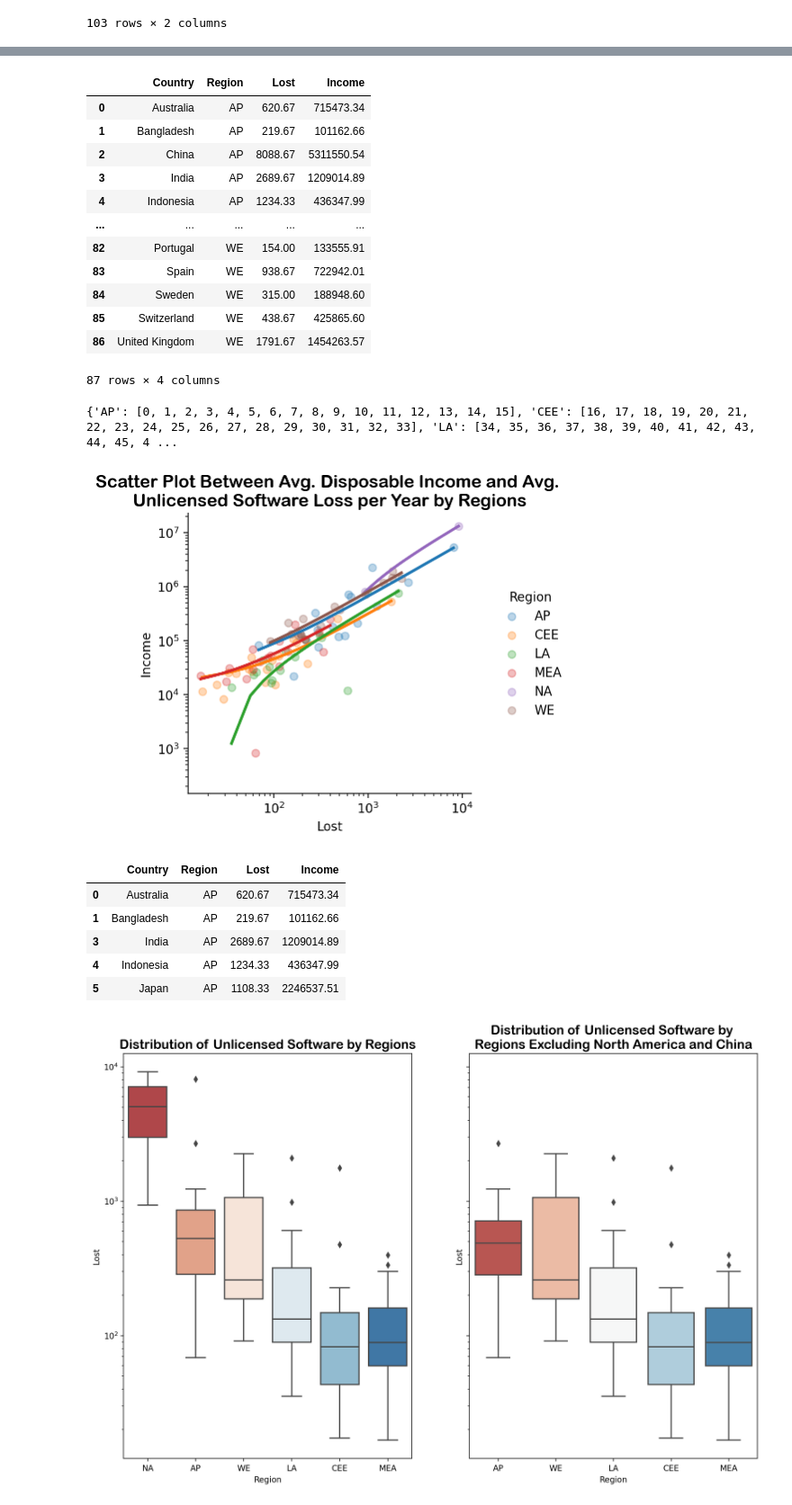
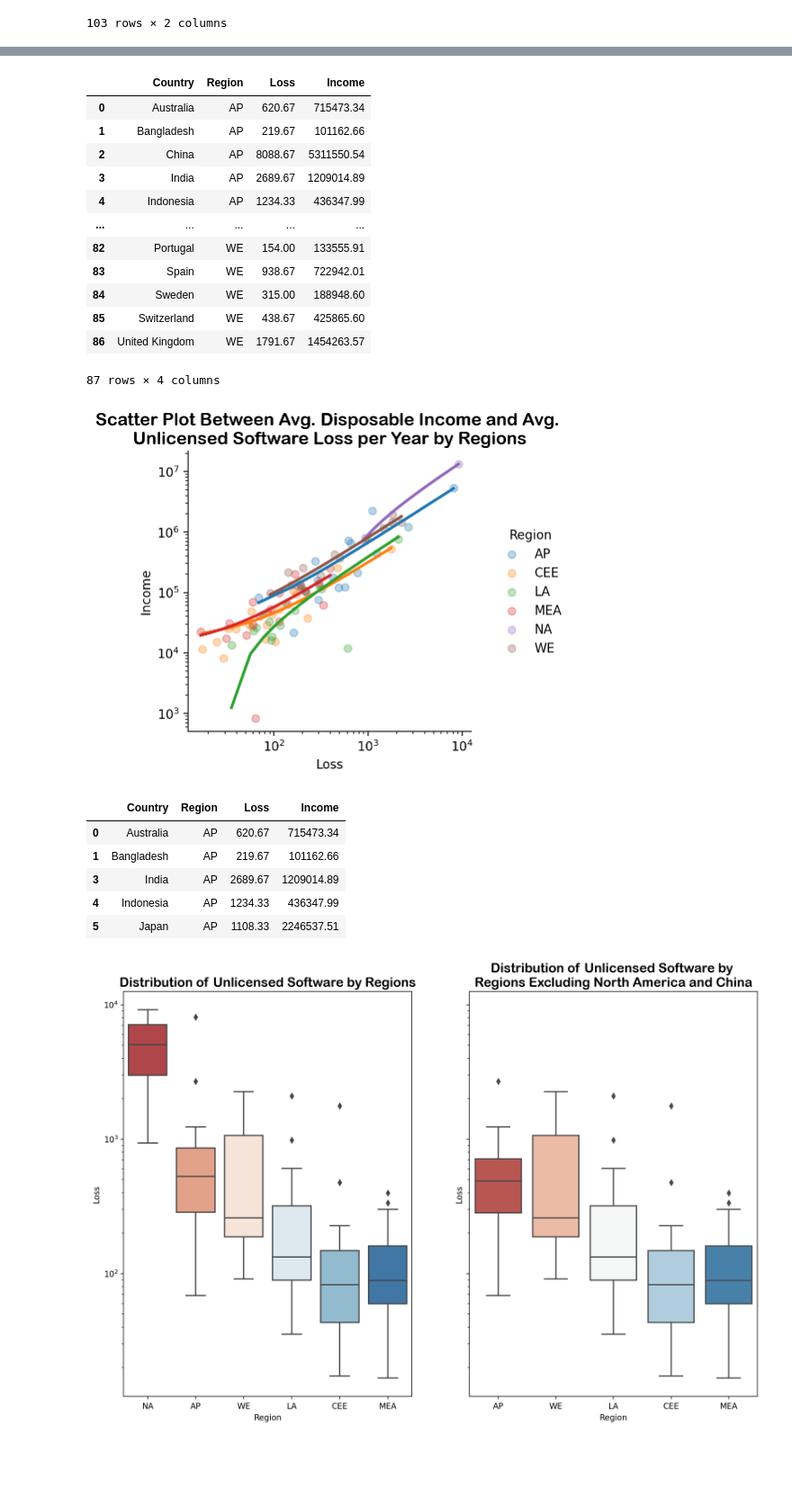
Before and after one commit to purachai-phonwisut/machine_learning_project, a Jupyter notebook: Com.ipynb, the cells around one changed output, grey strips where cells are left out. Shown: that part at 90% size. Cells and saved outputs as stored; diff of their text form; code cells hidden in the pictures; blank space fills up the shorter version.

```diff
--- a/Com.ipynb
+++ b/Com.ipynb
@@ -65,8 +65,9 @@ df1_comp
 # %%
 numeric_columns = ['2011', '2013', '2015', '2017']
 df2[numeric_columns] = df2[numeric_columns].replace({',': ''}, regex=True).astype(float)
+df2.rename(columns={"region":"Region"}, inplace=True)
 # %%
-df2["Lost"] = df2.iloc[:, 1:4].mean(axis=1).round(2)
+df2["Loss"] = df2.iloc[:, 1:4].mean(axis=1).round(2)
 df2_comp = df2.iloc[:, [0,5,6]]
 df2_comp
 # %% [output]
@@ -85,10 +86,9 @@ df2_comp
 116 rows × 3 columns
 # %%
 m_df = pd.merge(df2_comp,df1_comp, on="Country")
-m_df.rename(columns={"region":"Region"}, inplace=True)
 m_df
 # %% [output]
-|  | Country | Region | Lost | Income |
+|  | Country | Region | Loss | Income |
 | 0 | Australia | AP | 620.67 | 715473.34 |
 | 1 | Bangladesh | AP | 219.67 | 101162.66 |
 | 2 | China | AP | 8088.67 | 5311550.54 |
@@ -104,26 +104,21 @@ m_df
 # %%
 # Fix the NaN Problem
 m_df.replace({np.nan: "NA"}, inplace=True)
-# %%
-# Check if NA appears
-m_df.groupby(["Region"]).groups
-# %% [output]
-{'AP': [0, 1, 2, 3, 4, 5, 6, 7, 8, 9, 10, 11, 12, 13, 14, 15], 'CEE': [16, 17, 18, 19, 20, 21, 22, 23, 24, 25, 26, 27, 28, 29, 30, 31, 32, 33], 'LA': [34, 35, 36, 37, 38, 39, 40, 41, 42, 43, 44, 45, 4 ...
 # %%
 # Scatter Plot show correlation
-grid = sns.lmplot(x="Lost", y="Income", data=m_df, hue="Region", height=4, aspect=1,
+grid = sns.lmplot(x="Loss", y="Income", data=m_df, hue="Region", height=4, aspect=1,
            scatter_kws={'alpha':.3}, ci=False)
 grid.set(xscale="log", yscale="log")
 plt.title("Scatter Plot Between Avg. Disposable Income and Avg. \nUnlicensed Software Loss per Year by Regions",
           fontsize=14, fontname='Arial Rounded MT Bold');
 # %% [output]
-[figure, old version]
+[figure, new version]
 # %%
 # Exclude NA and China
 df3 = m_df[m_df["Region"] != "NA"][m_df["Country"] != "China"]
 df3.head()
 # %% [output]
-|  | Country | Region | Lost | Income |
+|  | Country | Region | Loss | Income |
 | 0 | Australia | AP | 620.67 | 715473.34 |
 | 1 | Bangladesh | AP | 219.67 | 101162.66 |
 | 3 | India | AP | 2689.67 | 1209014.89 |
```
Also changed, not shown: parts of 8 cells of this notebook.
